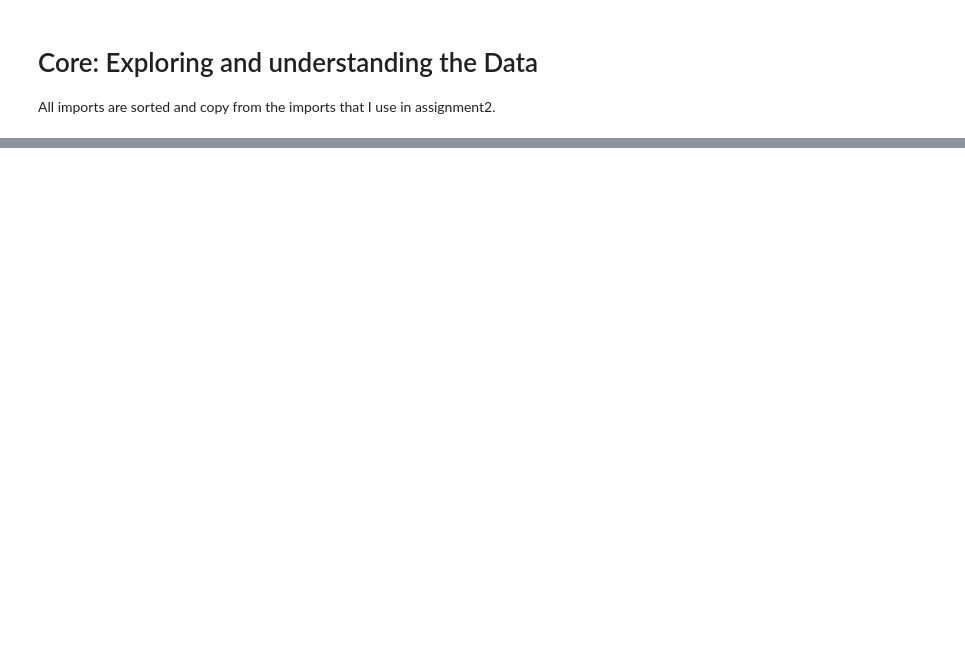
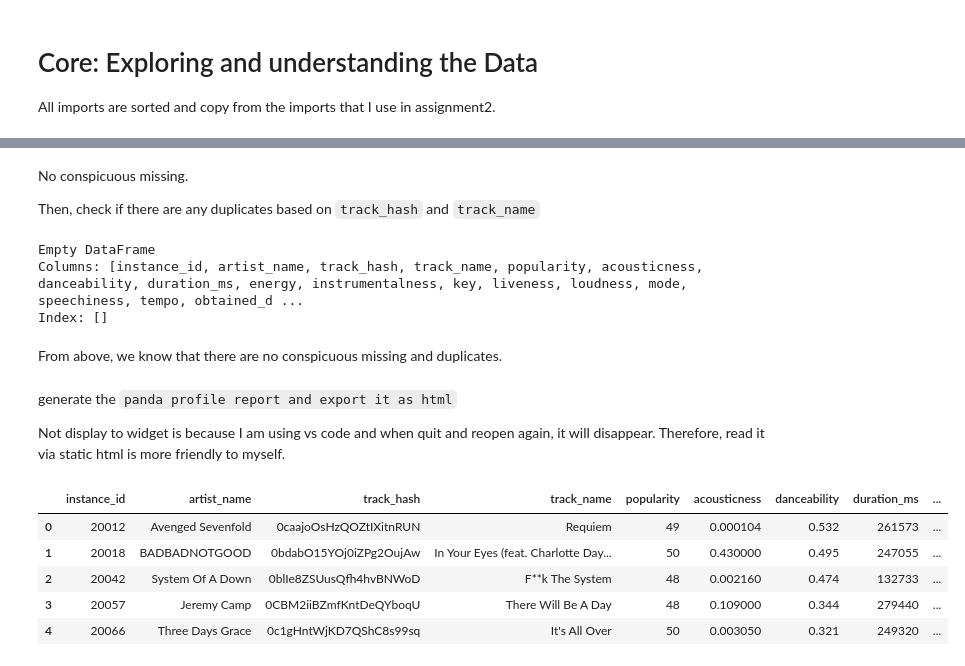
Before and after one commit to Yun-K/comp309_a3, a Jupyter notebook: a3.ipynb, the cells around one changed output, grey strips where cells are left out. Drawn from its saved outputs; the diff is of its cells as text; code cells hidden in the pictures; blank space fills up the shorter version.

```diff
--- a/a3.ipynb
+++ b/a3.ipynb
@@ -127,0 +144,30 @@ missing feature and values:
+# %% [markdown]
+No conspicuous missing.
+
+Then, check if there are any duplicates based on `track_hash` and `track_name`
+# %%
+# merged_dataset.tail()
+duplicateDFRow = merged_dataset[merged_dataset.duplicated(['track_hash','track_name'])]
+print(duplicateDFRow)
+# %% [output]
+Empty DataFrame
+Columns: [instance_id, artist_name, track_hash, track_name, popularity, acousticness, danceability, duration_ms, energy, instrumentalness, key, liveness, loudness, mode, speechiness, tempo, obtained_d ...
+Index: []
+# %% [markdown]
+From above, we know that there are no conspicuous missing and duplicates.
+# %% [markdown]
+generate the `panda profile report and export it as html`
+
+Not display to widget is because I am using vs code and when quit and reopen again, it will disappear. Therefore, read it via static html is more friendly to myself.
+# %%
+profile_report = pp.ProfileReport(merged_dataset)
+# export to html, since look at the static HTML is more friendly to me
+profile_report.to_file('panda-profile-report/before_merged_dataset.html')
+merged_dataset.head()
+# %% [output]
+|  | instance_id | artist_name | track_hash | track_name | popularity | acousticness | danceability | duration_ms | ... |
+| 0 | 20012 | Avenged Sevenfold | 0caajoOsHzQOZtIXitnRUN | Requiem | 49 | 0.000104 | 0.532 | 261573 | ... |
+| 1 | 20018 | BADBADNOTGOOD | 0bdabO15YOj0iZPg2OujAw | In Your Eyes (feat. Charlotte Day... | 50 | 0.430000 | 0.495 | 247055 | ... |
+| 2 | 20042 | System Of A Down | 0blIe8ZSUusQfh4hvBNWoD | F**k The System | 48 | 0.002160 | 0.474 | 132733 | ... |
+| 3 | 20057 | Jeremy Camp | 0CBM2iiBZmfKntDeQYboqU | There Will Be A Day | 48 | 0.109000 | 0.344 | 279440 | ... |
+| 4 | 20066 | Three Days Grace | 0c1gHntWjKD7QShC8s99sq | It's All Over | 50 | 0.003050 | 0.321 | 249320 | ... |
```
Also changed, not shown: parts of 21 cells of this notebook, 6 other files.
